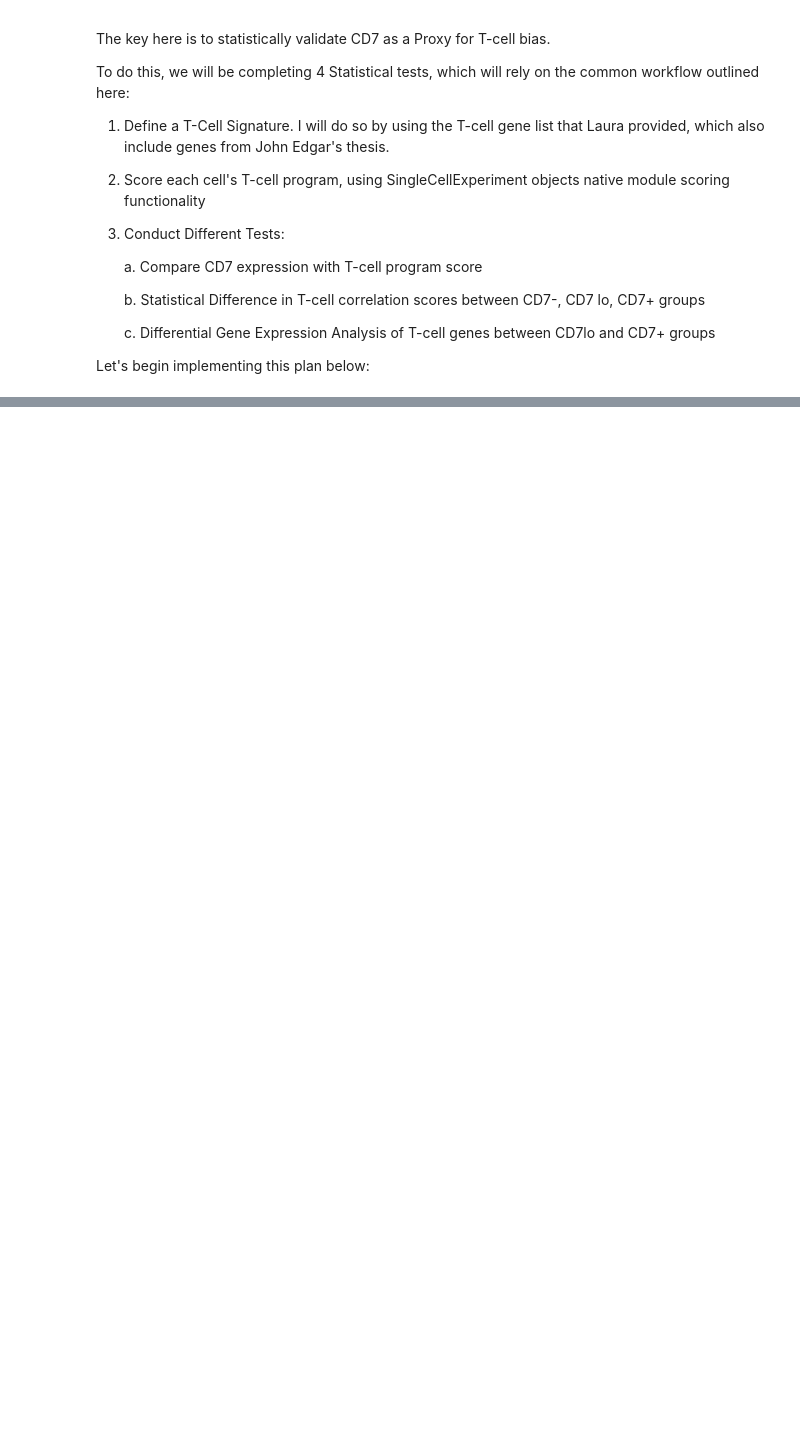
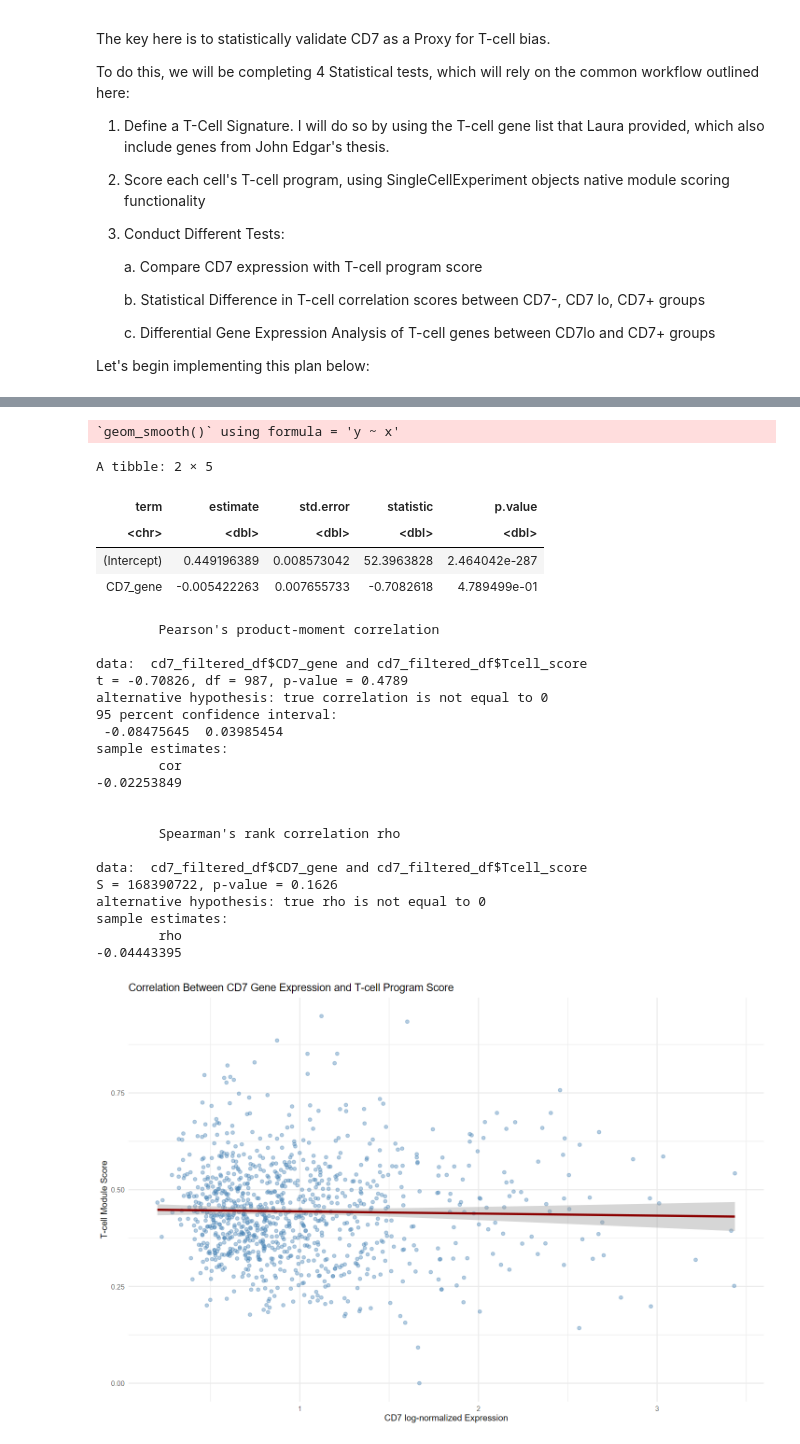
Before and after one commit to piyush-1903/ZandstraEaves_DirectedStudies, a Jupyter notebook: Aim1/d7-d13_RNASeq/Aim2_Analysis.ipynb, the cells around one changed output, grey strips where cells are left out. Cells and saved outputs as stored; diff of their text form; code cells hidden in the pictures; blank space fills up the shorter version.

```diff
--- a/Aim1/d7-d13_RNASeq/Aim2_Analysis.ipynb
+++ b/Aim1/d7-d13_RNASeq/Aim2_Analysis.ipynb
@@ -993,28 +991,57 @@ This will quantify whether CD7 expression alone tracks well with the broader T-l
 Let's implement this and analyze it below!
 # %%
 # Filter to CD7-positive cells only
-cd7_pos_df <- as.data.frame(colData(merge2_light)) %>%
-  filter(CD7_expr > 0)
+cd7_filtered_df <- as.data.frame(colData(merge2_light)) %>%
+  filter(CD7_geneStat != "CD7_0") %>%
+  filter(Group != "Other")
 
 # Scatterplot of CD7_expr vs. Tcell_score
-ggplot(cd7_pos_df, aes(x = CD7_expr, y = Tcell_score)) +
+ggplot(cd7_filtered_df, aes(x = CD7_gene, y = Tcell_score)) +
   geom_point(alpha = 0.4, color = "steelblue") +
   geom_smooth(method = "lm", se = TRUE, color = "darkred") +
   labs(
-    title = "Correlation Between CD7 Expression and T-cell Program Score",
+    title = "Correlation Between CD7 Gene Expression and T-cell Program Score",
     x = "CD7 log-normalized Expression",
     y = "T-cell Module Score"
   ) +
   theme_minimal()
 
 # Linear model: Tcell_score ~ CD7_expr
-cd7_model <- lm(Tcell_score ~ CD7_expr, data = cd7_pos_df)
+cd7_model <- lm(Tcell_score ~ CD7_gene, data = cd7_filtered_df)
 tidy(cd7_model) # Tidy summary of model (optional)
 
 # Pearson correlation
-pearson_result <- cor.test(cd7_pos_df$CD7_expr, cd7_pos_df$Tcell_score, method = "pearson")
+pearson_result <- cor.test(cd7_filtered_df$CD7_gene, cd7_filtered_df$Tcell_score, method = "pearson")
 print(pearson_result)
 
 # Spearman correlation (if you want a rank-based test)
-spearman_result <- cor.test(cd7_pos_df$CD7_expr, cd7_pos_df$Tcell_score, method = "spearman")
+spearman_result <- cor.test(cd7_filtered_df$CD7_gene, cd7_filtered_df$Tcell_score, method = "spearman")
 print(spearman_result)
+# %% [output]
+`geom_smooth()` using formula = 'y ~ x'
+A tibble: 2 × 5
+| term | estimate | std.error | statistic | p.value |
+| <chr> | <dbl> | <dbl> | <dbl> | <dbl> |
+| (Intercept) | 0.449196389 | 0.008573042 | 52.3963828 | 2.464042e-287 |
+| CD7_gene | -0.005422263 | 0.007655733 | -0.7082618 | 4.789499e-01 |
+        Pearson's product-moment correlation
+
+data:  cd7_filtered_df$CD7_gene and cd7_filtered_df$Tcell_score
+t = -0.70826, df = 987, p-value = 0.4789
+alternative hypothesis: true correlation is not equal to 0
+95 percent confidence interval:
+ -0.08475645  0.03985454
+sample estimates:
+        cor
+-0.02253849
+
+
+        Spearman's rank correlation rho
+
+data:  cd7_filtered_df$CD7_gene and cd7_filtered_df$Tcell_score
+S = 168390722, p-value = 0.1626
+alternative hypothesis: true rho is not equal to 0
+sample estimates:
+        rho
+-0.04443395
+[figure, added]
```
Also changed, not shown: parts of 17 cells of this notebook.
